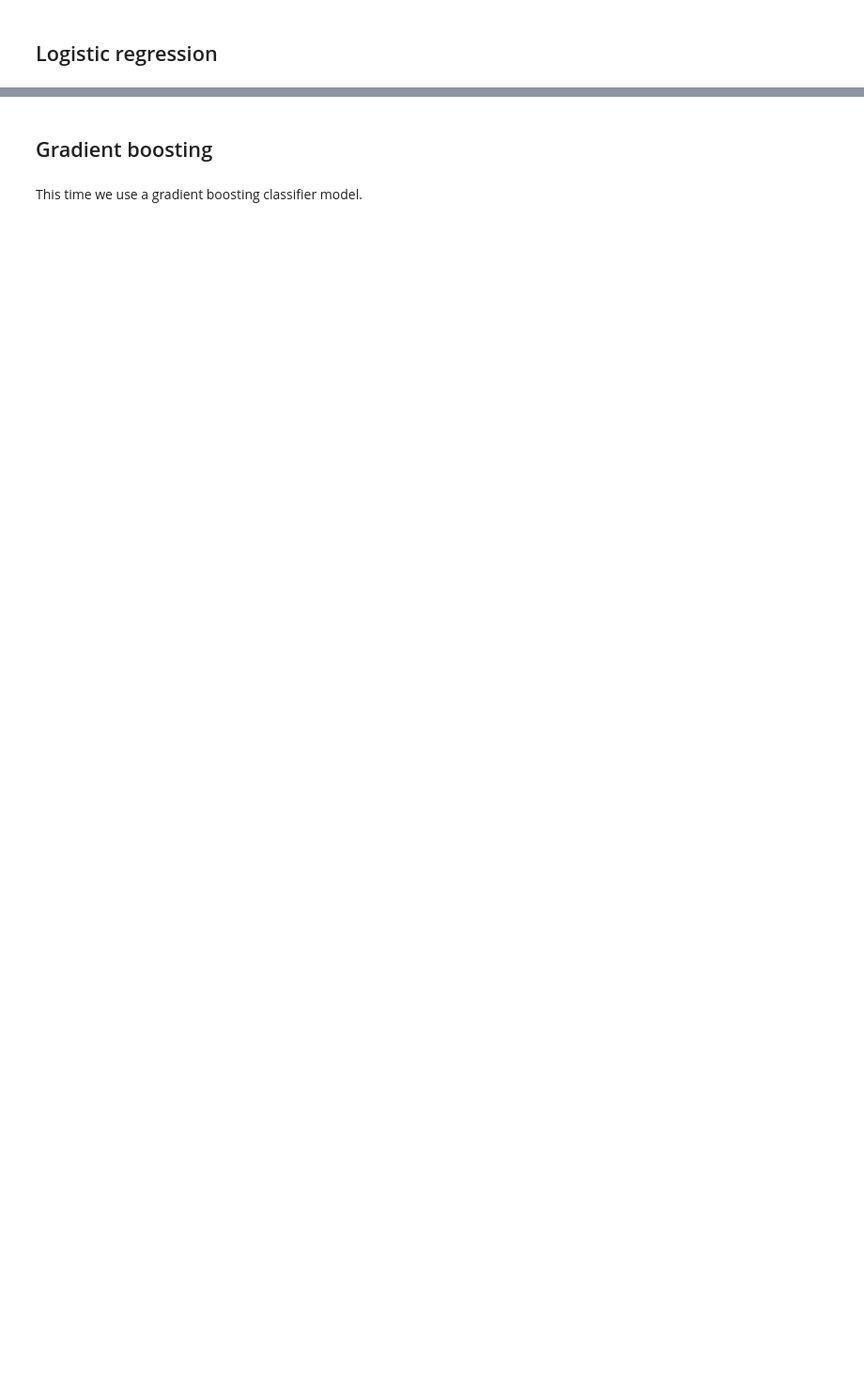
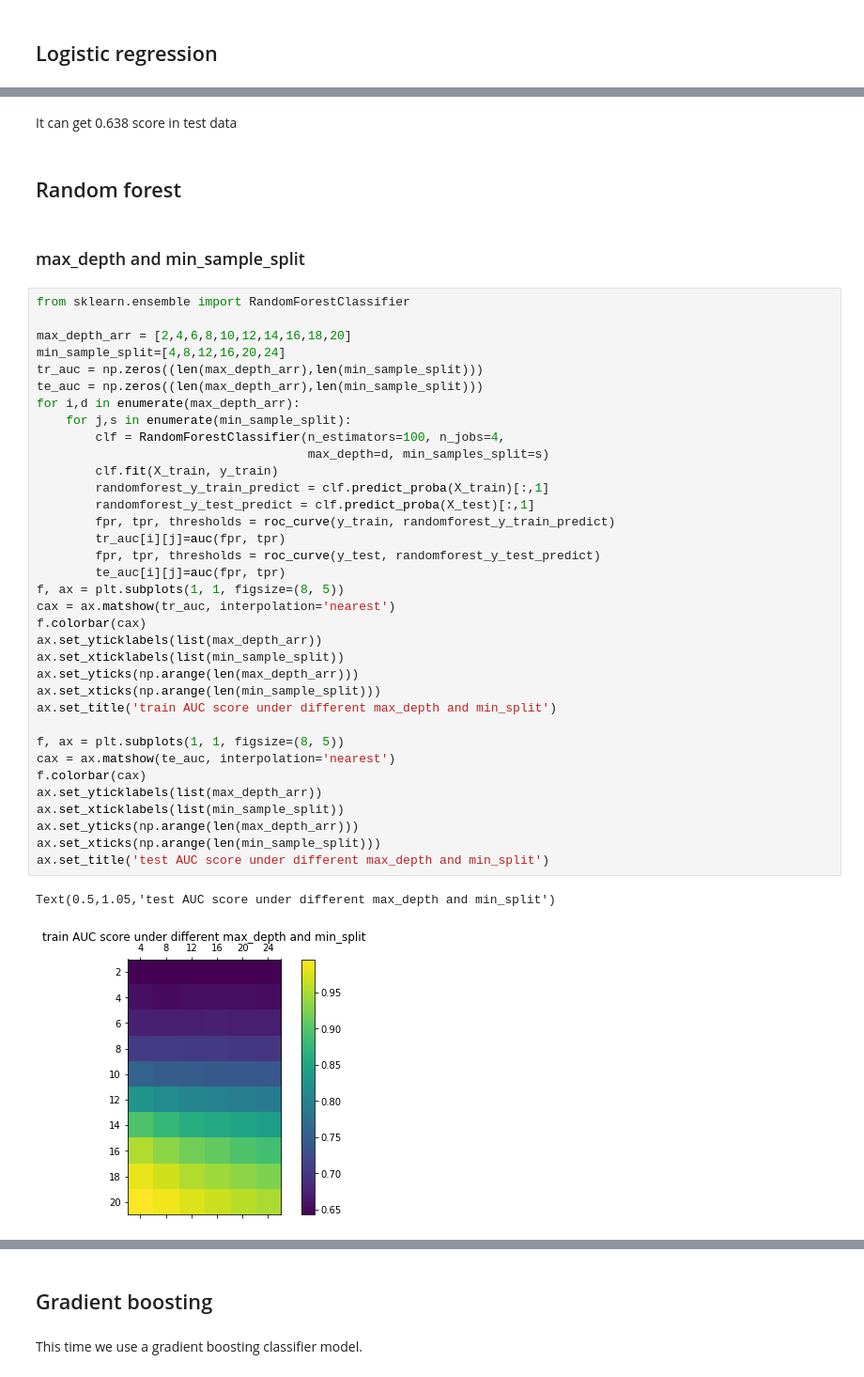
Before and after one commit to AllenInWood/diabetes_readmission_prediction, a Jupyter notebook: dataset_diabetes/Project Report.ipynb, the cells around one changed output, grey strips where cells are left out. Shown at 94% size. Drawn from its saved outputs; the diff is of its cells as text; blank space fills up the shorter version.

Commit message:
use lr instead, cal more attrs for random forest

```diff
--- a/dataset_diabetes/Project Report.ipynb
+++ b/dataset_diabetes/Project Report.ipynb
@@ -331,3 +304,47 @@ Training result:
 Testing result:
 ('AUC=', 0.6381560490621228)
 ('Accuracy=', 0.8883211320198496)
+# %% [markdown]
+It can get 0.638 score in test data
+# %% [markdown]
+## Random forest
+# %% [markdown]
+### max_depth and min_sample_split
+# %%
+from sklearn.ensemble import RandomForestClassifier
+
+max_depth_arr = [2,4,6,8,10,12,14,16,18,20]
+min_sample_split=[4,8,12,16,20,24]
+tr_auc = np.zeros((len(max_depth_arr),len(min_sample_split)))
+te_auc = np.zeros((len(max_depth_arr),len(min_sample_split)))
+for i,d in enumerate(max_depth_arr):
+    for j,s in enumerate(min_sample_split):
+        clf = RandomForestClassifier(n_estimators=100, n_jobs=4,
+                                     max_depth=d, min_samples_split=s)
+        clf.fit(X_train, y_train)
+        randomforest_y_train_predict = clf.predict_proba(X_train)[:,1]
+        randomforest_y_test_predict = clf.predict_proba(X_test)[:,1]
+        fpr, tpr, thresholds = roc_curve(y_train, randomforest_y_train_predict)
+        tr_auc[i][j]=auc(fpr, tpr)
+        fpr, tpr, thresholds = roc_curve(y_test, randomforest_y_test_predict)
+        te_auc[i][j]=auc(fpr, tpr)
+f, ax = plt.subplots(1, 1, figsize=(8, 5))
+cax = ax.matshow(tr_auc, interpolation='nearest')
+f.colorbar(cax)
+ax.set_yticklabels(list(max_depth_arr))
+ax.set_xticklabels(list(min_sample_split))
+ax.set_yticks(np.arange(len(max_depth_arr)))
+ax.set_xticks(np.arange(len(min_sample_split)))
+ax.set_title('train AUC score under different max_depth and min_split')
+
+f, ax = plt.subplots(1, 1, figsize=(8, 5))
+cax = ax.matshow(te_auc, interpolation='nearest')
+f.colorbar(cax)
+ax.set_yticklabels(list(max_depth_arr))
+ax.set_xticklabels(list(min_sample_split))
+ax.set_yticks(np.arange(len(max_depth_arr)))
+ax.set_xticks(np.arange(len(min_sample_split)))
+ax.set_title('test AUC score under different max_depth and min_split')
+# %% [output]
+Text(0.5,1.05,'test AUC score under different max_depth and min_split')
+[figure, added]
```
Also changed, not shown: parts of 23 cells of this notebook, 1 other file.
